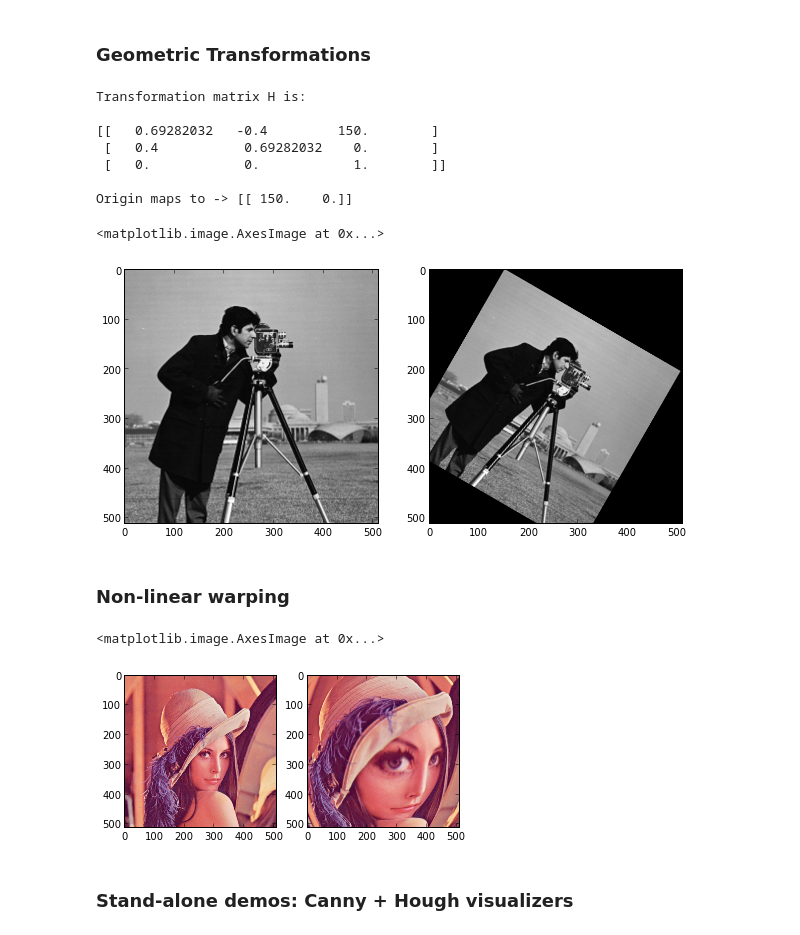
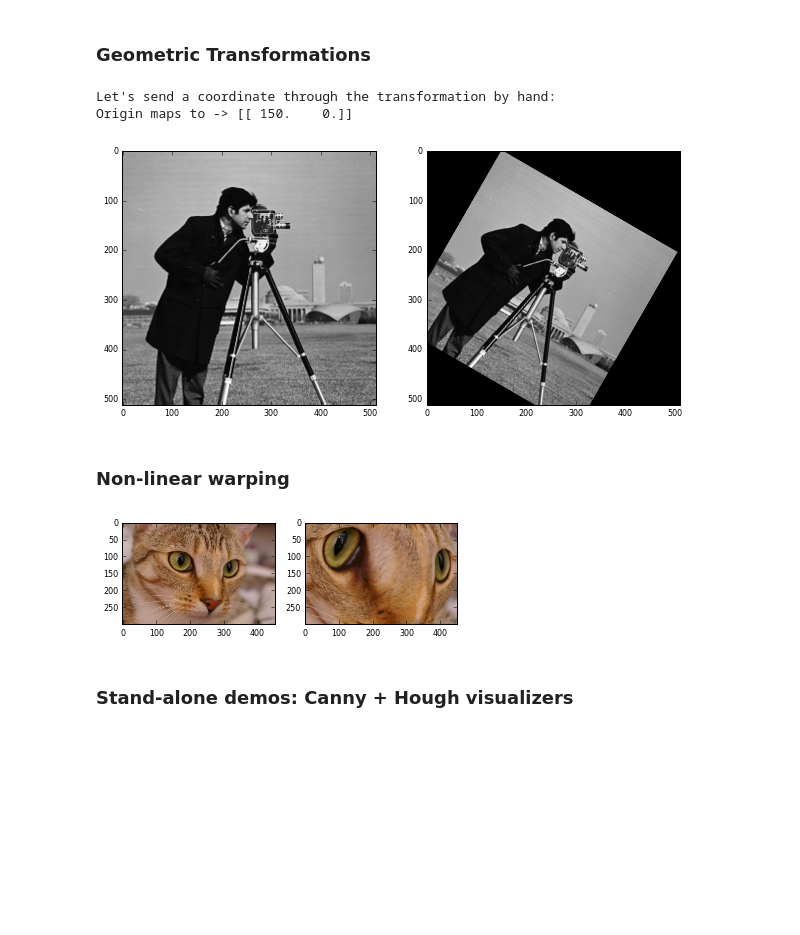
Before and after one commit to profjsb/python-seminar, a Jupyter notebook: Lectures/05_scikit-image/cse_skimage.ipynb, the cells around one changed output. Drawn from its saved outputs; the diff is of its cells as text; code cells hidden in the pictures; blank space fills up the shorter version.

Commit message:
Update sickit-image lecture

```diff
--- a/Lectures/05_scikit-image/cse_skimage.ipynb
+++ b/Lectures/05_scikit-image/cse_skimage.ipynb
@@ -181,11 +178,16 @@ that fall within the 2nd and 98th percentiles [2]_.
 .. [2] http://homepages.inf.ed.ac.uk/rbf/HIPR2/stretch.htm
 
 """
+
+import matplotlib
 import matplotlib.pyplot as plt
 import numpy as np
 
 from skimage import data, img_as_float
 from skimage import exposure
+
+
+matplotlib.rcParams['font.size'] = 8
 
 
 def plot_img_and_hist(img, axes, bins=256):
@@ -199,6 +201,7 @@ def plot_img_and_hist(img, axes, bins=256):
     # Display image
     ax_img.imshow(img, cmap=plt.cm.gray)
     ax_img.set_axis_off()
+    ax_img.set_adjustable('box-forced')
 
     # Display histogram
     ax_hist.hist(img.ravel(), bins=bins, histtype='step', color='black')
@@ -219,8 +222,7 @@ def plot_img_and_hist(img, axes, bins=256):
 img = data.moon()
 
 # Contrast stretching
-p2 = np.percentile(img, 2)
-p98 = np.percentile(img, 98)
+p2, p98 = np.percentile(img, (2, 98))
 img_rescale = exposure.rescale_intensity(img, in_range=(p2, p98))
 
 # Equalization
@@ -230,7 +232,13 @@ img_eq = exposure.equalize_hist(img)
 img_adapteq = exposure.equalize_adapthist(img, clip_limit=0.03)
 
 # Display results
-f, axes = plt.subplots(2, 4, figsize=(8, 4))
+fig = plt.figure(figsize=(8, 5))
+axes = np.zeros((2, 4), dtype=np.object)
+axes[0, 0] = fig.add_subplot(2, 4, 1)
+for i in range(1, 4):
+    axes[0, i] = fig.add_subplot(2, 4, 1+i, sharex=axes[0,0], sharey=axes[0,0])
+for i in range(0, 4):
+    axes[1, i] = fig.add_subplot(2, 4, 5+i)
 
 ax_img, ax_hist, ax_cdf = plot_img_and_hist(img, axes[:, 0])
 ax_img.set_title('Low contrast image')
@@ -252,6 +260,6 @@ ax_cdf.set_ylabel('Fraction of total intensity')
 ax_cdf.set_yticks(np.linspace(0, 1, 5))
 
 # prevent overlap of y-axis labels
-plt.subplots_adjust(wspace=0.4)
+fig.tight_layout()
 plt.show()
 # %% [output]
@@ -467,66 +493,51 @@ img = data.camera()
 
 theta = np.deg2rad(30)
 s = 0.8
-C = np.cos(theta)
-S = np.sin(theta)
 tx, ty = 150, 0
-s0, s1 = 0, 0
 
-H = np.array([[s*C, -s*S, tx],
-              [s*S,  s*C, ty],
-              [s0,    s1, 1]])
-
-print "Transformation matrix H is:"
-print "\n", H, "\n"
+tf = transform.AffineTransform(scale=(s, s), rotation=theta, shear=None, translation=(tx, ty))
 
 img = data.camera()
-tf = transform.ProjectiveTransform(H)
 out = transform.warp(img, tf.inverse)
 
-print "Origin maps to ->", tf([0, 0])
+print("Let's send a coordinate through the transformation by hand:")
+print("Origin maps to ->", tf([0, 0]))
 
 f, (ax0, ax1) = plt.subplots(1, 2, figsize=(10, 5))
 ax0.imshow(img, cmap=plt.cm.gray)
 ax1.imshow(out, cmap=plt.cm.gray);
 # %% [output]
-Transformation matrix H is:
-
-[[   0.69282032   -0.4         150.        ]
- [   0.4           0.69282032    0.        ]
- [   0.            0.            1.        ]]
-
+Let's send a coordinate through the transformation by hand:
 Origin maps to -> [[ 150.    0.]]
-<matplotlib.image.AxesImage at 0x...>
-[figure, old version]
+[figure, new version]
 # %% [markdown]
 ### Non-linear warping
 # %%
 from skimage import transform
 
-image = data.lena()
+image = data.chelsea()
 
 def fisheye(xy):
     center = np.mean(xy, axis=0)
     xc, yc = (xy - center).T
 
     # Polar coordinates
     r = np.sqrt(xc**2 + yc**2)
     theta = np.arctan2(yc, xc)
 
-    r = 0.87 * np.exp(r**(1/2.5) / 1.75)
+    r = 0.95 * np.exp(r**(1/2.3) / 2.1)
 
     return np.column_stack((
         r * np.cos(theta), r * np.sin(theta)
         )) + center
 
 out = transform.warp(image, fisheye)
 
 f, (ax0, ax1) = plt.subplots(1, 2)
 ax0.imshow(image)
 ax1.imshow(out);
 # %% [output]
-<matplotlib.image.AxesImage at 0x...>
-[figure, old version]
+[figure, new version]
 # %% [markdown]
 ### Stand-alone demos: Canny + Hough visualizers
 # %% [markdown]
```
Also changed, not shown: parts of 57 cells of this notebook, 6 other files.
